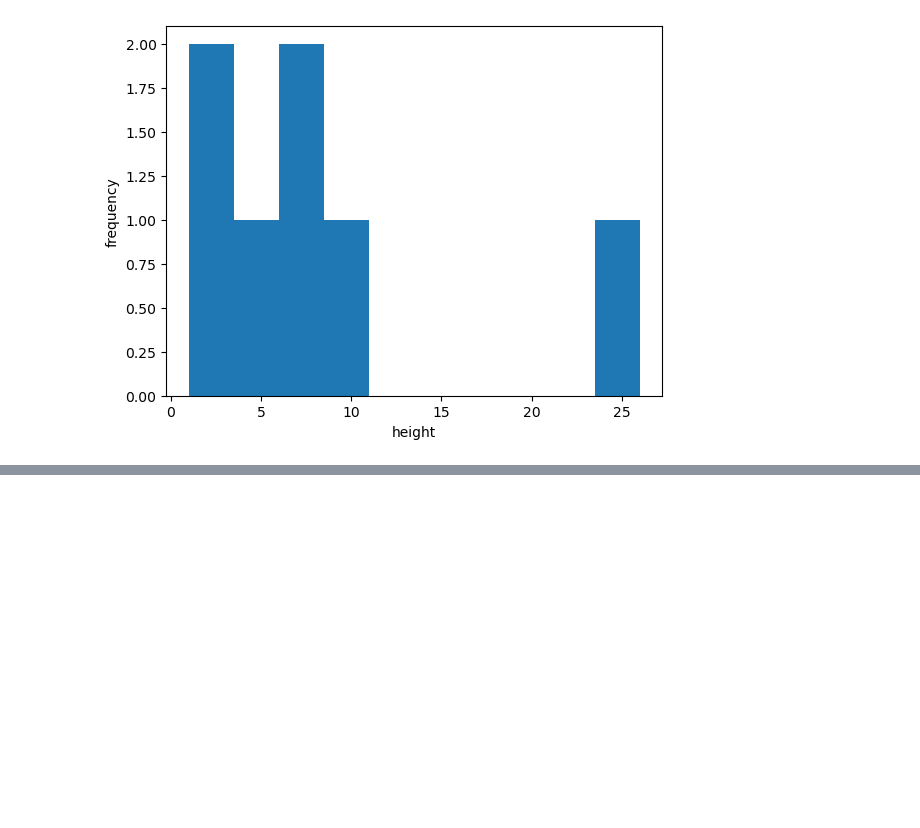
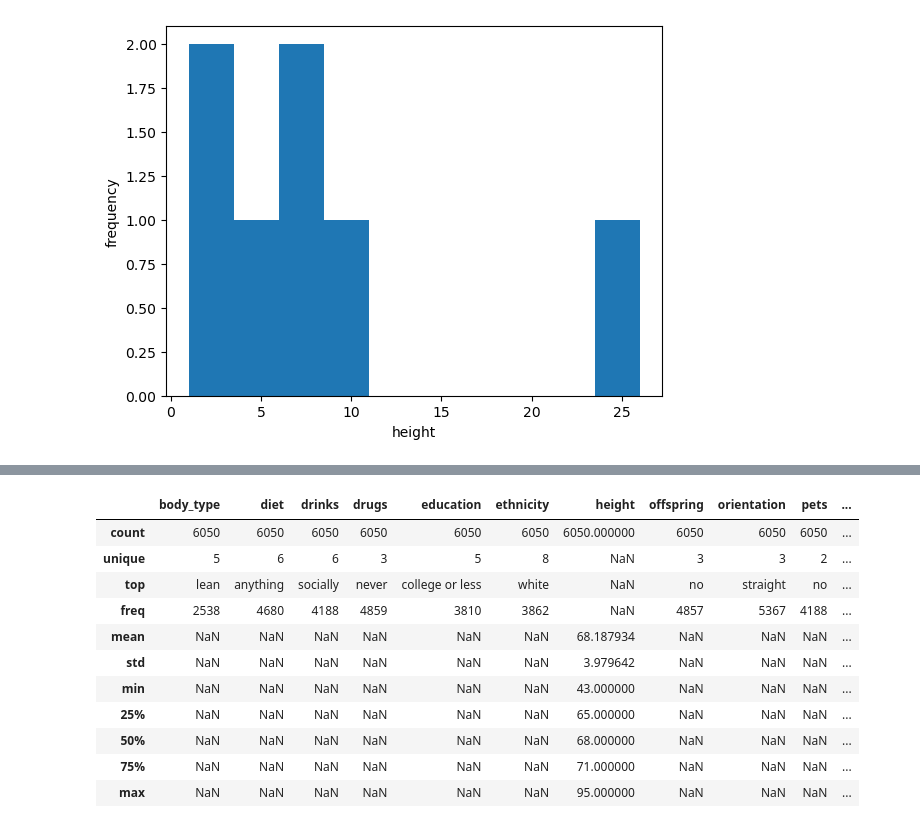
Before and after one commit to CrisFC4/OKCupid_ML_Project, a Jupyter notebook: date-a-scientist.ipynb, the cells around one changed output, grey strips where cells are left out. Cells and saved outputs as stored; diff of their text form; code cells hidden in the pictures; blank space fills up the shorter version.

Commit message:
null values

```diff
--- a/date-a-scientist.ipynb
+++ b/date-a-scientist.ipynb
@@ -569,0 +603,17 @@ Text(0, 0.5, 'frequency')
+# %%
+# Check the dataset with all the rows with any null value in any column removed
+mc_data_not_null = mc_data.dropna()
+mc_data_not_null.describe(include='all')
+# %% [output]
+|  | body_type | diet | drinks | drugs | education | ethnicity | height | offspring | orientation | pets | ... |
+| count | 6050 | 6050 | 6050 | 6050 | 6050 | 6050 | 6050.000000 | 6050 | 6050 | 6050 | ... |
+| unique | 5 | 6 | 6 | 3 | 5 | 8 | NaN | 3 | 3 | 2 | ... |
+| top | lean | anything | socially | never | college or less | white | NaN | no | straight | no | ... |
+| freq | 2538 | 4680 | 4188 | 4859 | 3810 | 3862 | NaN | 4857 | 5367 | 4188 | ... |
+| mean | NaN | NaN | NaN | NaN | NaN | NaN | 68.187934 | NaN | NaN | NaN | ... |
+| std | NaN | NaN | NaN | NaN | NaN | NaN | 3.979642 | NaN | NaN | NaN | ... |
+| min | NaN | NaN | NaN | NaN | NaN | NaN | 43.000000 | NaN | NaN | NaN | ... |
+| 25% | NaN | NaN | NaN | NaN | NaN | NaN | 65.000000 | NaN | NaN | NaN | ... |
+| 50% | NaN | NaN | NaN | NaN | NaN | NaN | 68.000000 | NaN | NaN | NaN | ... |
+| 75% | NaN | NaN | NaN | NaN | NaN | NaN | 71.000000 | NaN | NaN | NaN | ... |
+| max | NaN | NaN | NaN | NaN | NaN | NaN | 95.000000 | NaN | NaN | NaN | ... |
```
Also changed, not shown: parts of 9 cells of this notebook.
